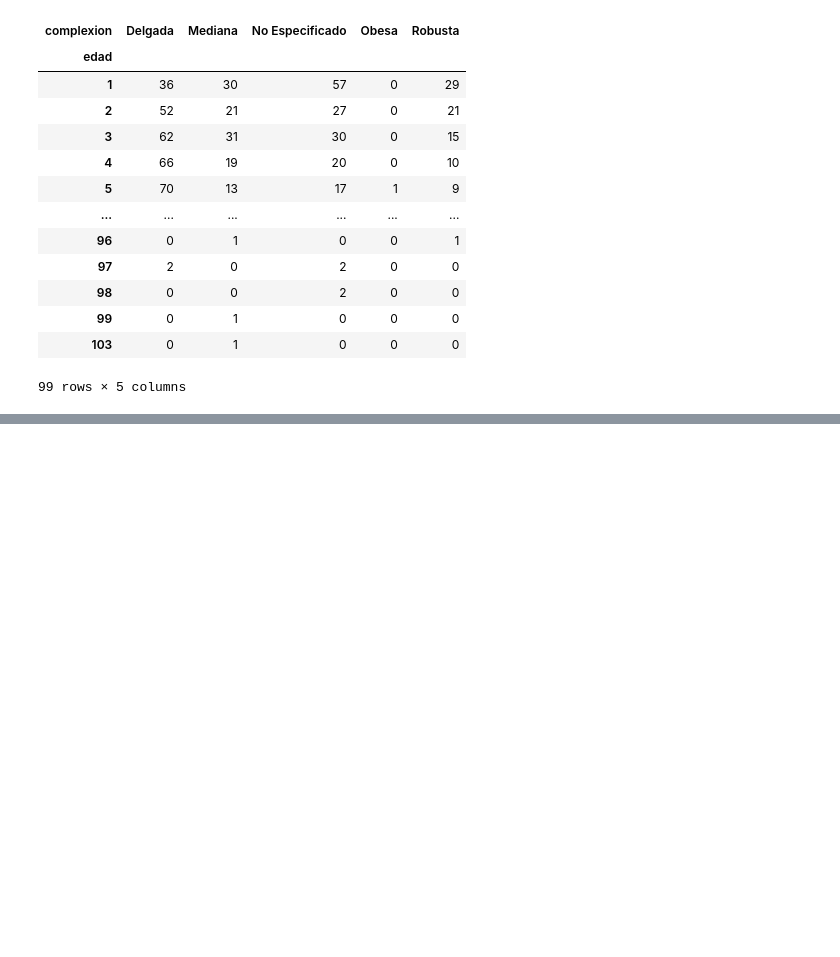
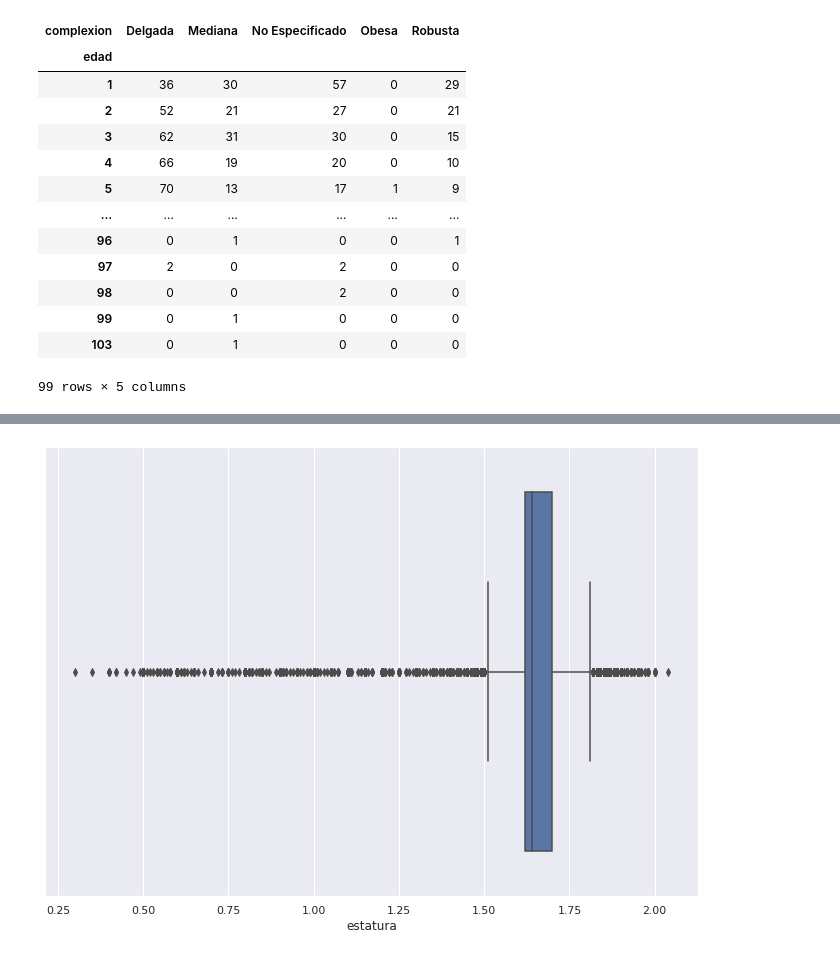
Before and after one commit to MinervaNunez/Proyecto-_Fase3_Python, a Jupyter notebook: Exporacon_Var_Cat.ipynb, the cells around one changed output, grey strips where cells are left out. Saved outputs shown, nothing was run; the diff lists cells and outputs as text; code cells hidden in the pictures; blank space fills up the shorter version.

```diff
--- a/Exporacon_Var_Cat.ipynb
+++ b/Exporacon_Var_Cat.ipynb
@@ -122,0 +127,4 @@ pd.crosstab(df['edad'], df['complexion'])
+# %%
+sns.boxplot(x=df['estatura']);
+# %% [output]
+[figure, added]
```
Also changed, not shown: parts of 5 cells of this notebook.
